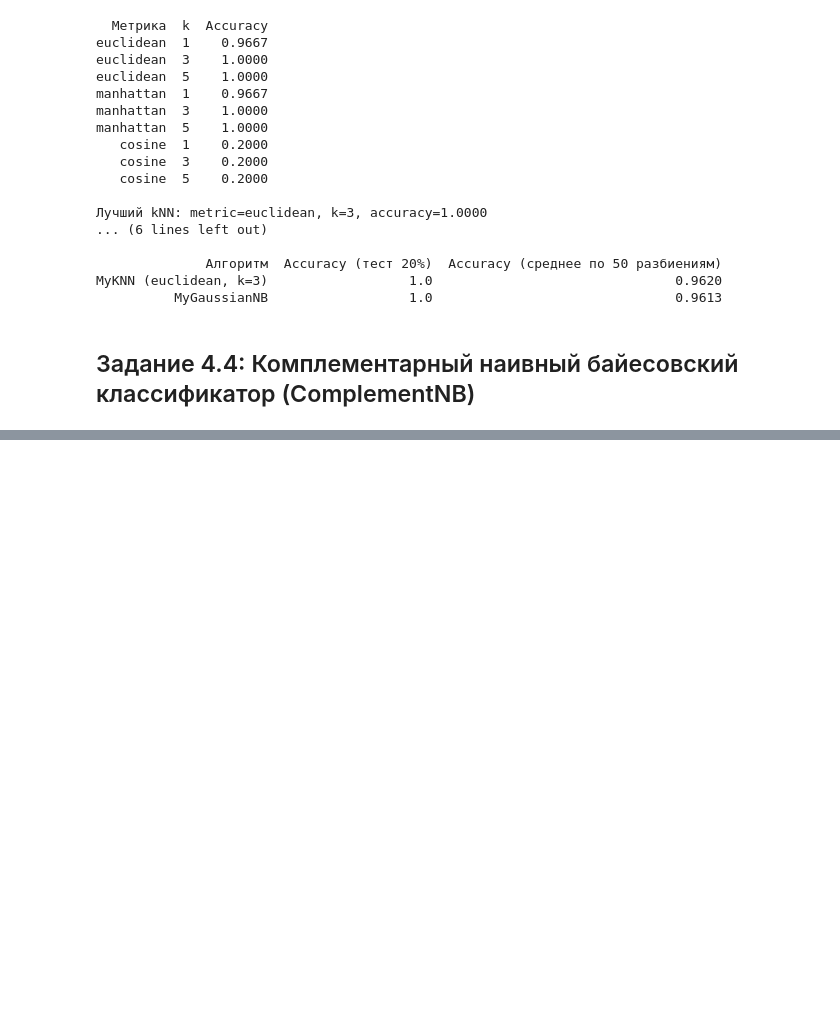
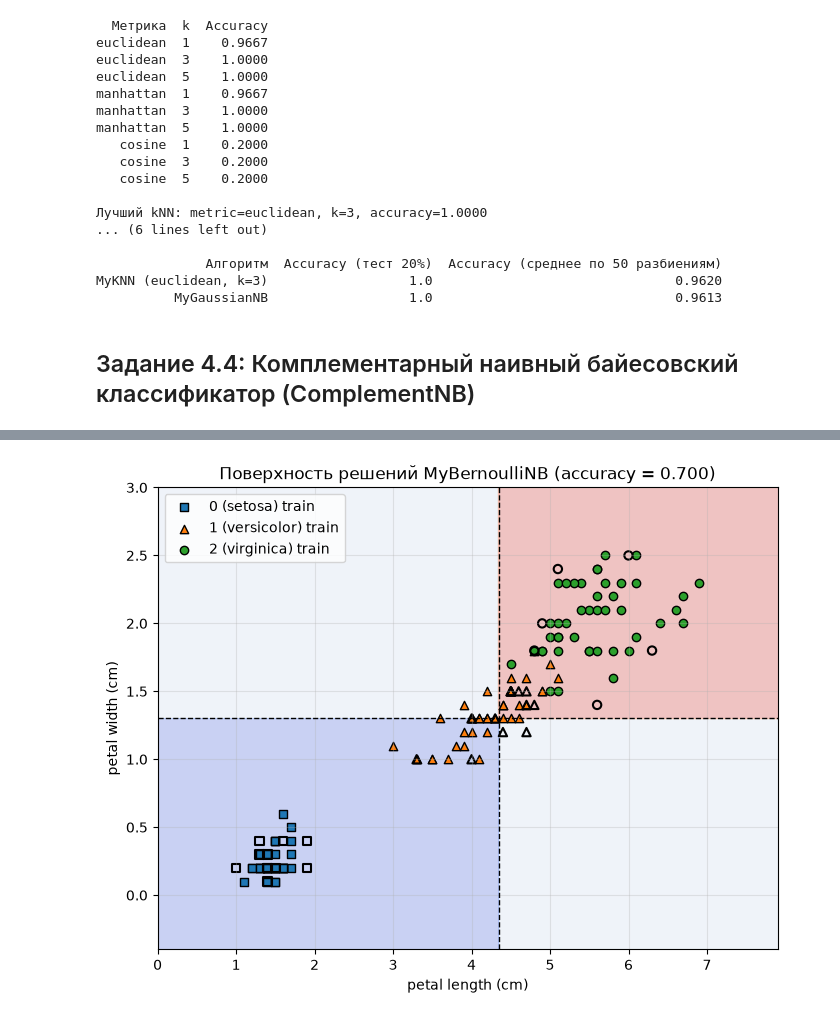
Before and after one commit to NEZHENSHEN/ML_LAB1, a Jupyter notebook: lab1.ipynb, the cells around one changed output, grey strips where cells are left out. Saved outputs shown, nothing was run; the diff lists cells and outputs as text; code cells hidden in the pictures; blank space fills up the shorter version.

```diff
--- a/lab1.ipynb
+++ b/lab1.ipynb
@@ -749,0 +855,81 @@ MyKNN (euclidean, k=3)                  1.0                               0.9620
+# %%
+medians = np.median(X1_train, axis=0)
+print("Медианы признаков:", medians)
+
+def binarize_features(X, medians):
+    # 1, если значение >= медианы, иначе 0
+    return (X >= medians).astype(int)
+
+Xb_train = binarize_features(X1_train, medians)
+Xb_test  = binarize_features(X1_test, medians)
+print(Xb_train[:5])
+
+class MyBernoulliNB:
+    def __init__(self, alpha=1.0):
+        self.alpha = alpha
+
+    def fit(self, X_train, y_train):
+        X = np.asarray(X_train)
+        y = np.asarray(y_train)
+
+        self.classes_ = np.unique(y)
+        n_classes, n_features = len(self.classes_), X.shape[1]
+
+        self.log_prior_ = np.zeros(n_classes)       # log P(c)
+        self.p1_ = np.zeros((n_classes, n_features)) # P(x_i = 1 | c)
+
+        for i, c in enumerate(self.classes_):
+            Xc = X[y == c]
+            self.log_prior_[i] = np.log(len(Xc) / len(X))
+            # сглаживание Лапласа: (число единиц + alpha) / (число объектов + 2*alpha)
+            self.p1_[i] = (Xc.sum(axis=0) + self.alpha) / (len(Xc) + 2 * self.alpha)
+        return self
+
+    def predict_log_proba(self, X_test):
+        X = np.asarray(X_test)
+        log_post = np.zeros((X.shape[0], len(self.classes_)))
+        for i in range(len(self.classes_)):
+            p = self.p1_[i]
+            # x_i = 1 -> log P(x_i=1|c);  x_i = 0 -> log(1 - P(x_i=1|c))
+            log_lik = X * np.log(p) + (1 - X) * np.log(1 - p)
+            log_post[:, i] = self.log_prior_[i] + log_lik.sum(axis=1)
+        return log_post
+
+    def predict(self, X_test):
+        return self.classes_[np.argmax(self.predict_log_proba(X_test), axis=1)]
+
+
+bnb = MyBernoulliNB().fit(Xb_train, y1_train)
+
+print(f"Accuracy MyBernoulliNB (4 признака): {accuracy_score(y1_test, bnb.predict(Xb_test)):.4f}")
+
+cols = [2, 3]
+feat_names = ['petal length (cm)', 'petal width (cm)']
+med2 = medians[cols]
+
+bnb2 = MyBernoulliNB().fit(binarize_features(X1_train[:, cols], med2), y1_train)
+acc2 = accuracy_score(y1_test, bnb2.predict(binarize_features(X1_test[:, cols], med2)))
+print(f"Accuracy (пара признаков): {acc2:.4f}")
+
+X_2d = X1[:, cols]
+xx, yy = np.meshgrid(
+    np.linspace(X_2d[:, 0].min() - 1,   X_2d[:, 0].max() + 1,   400),
+    np.linspace(X_2d[:, 1].min() - 0.5, X_2d[:, 1].max() + 0.5, 400))
+grid = np.c_[xx.ravel(), yy.ravel()]
+Z = bnb2.predict(binarize_features(grid, med2)).reshape(xx.shape)
+
+plt.figure(figsize=(8, 6))
+plt.contourf(xx, yy, Z, alpha=0.3, cmap='coolwarm')
+for c, marker, name in zip([0, 1, 2], ['s', '^', 'o'], load_iris().target_names):
+    m = y1_train == c
+    plt.scatter(X1_train[m, cols[0]], X1_train[m, cols[1]], marker=marker,
+                edgecolor='k', label=f'{c} ({name}) train')
+    m = y1_test == c
+    plt.scatter(X1_test[m, cols[0]], X1_test[m, cols[1]], marker=marker,
+                edgecolor='k', facecolor='none', linewidth=1.5)
+plt.axvline(med2[0], color='k', ls='--', lw=1)   # пороги бинаризации
+plt.axhline(med2[1], color='k', ls='--', lw=1)
+plt.xlabel(feat_names[0]); plt.ylabel(feat_names[1])
+plt.title(f'Поверхность решений MyBernoulliNB (accuracy = {acc2:.3f})')
+plt.legend(); plt.grid(alpha=0.3); plt.show()
+# %% [output]
@@ -749,0 +944 @@ MyKNN (euclidean, k=3)                  1.0                               0.9620
+[figure, added]
```
Also changed, not shown: parts of 9 cells of this notebook.
